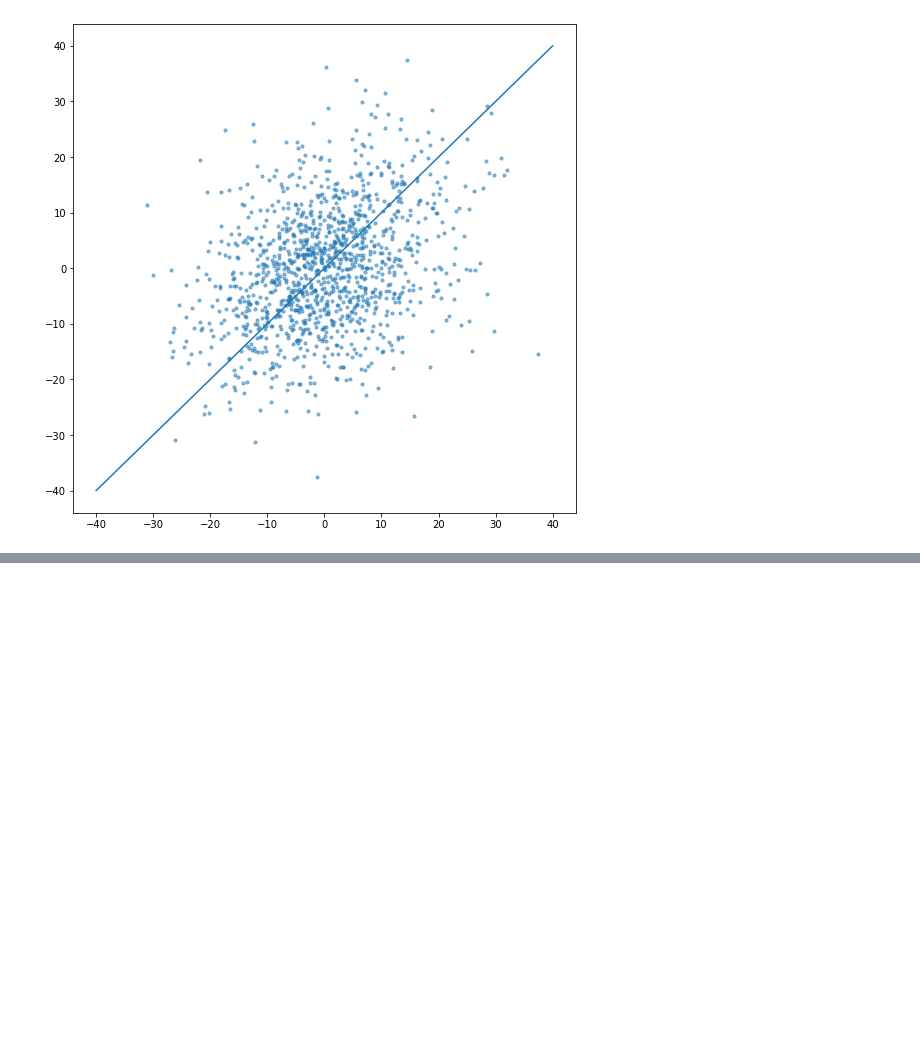
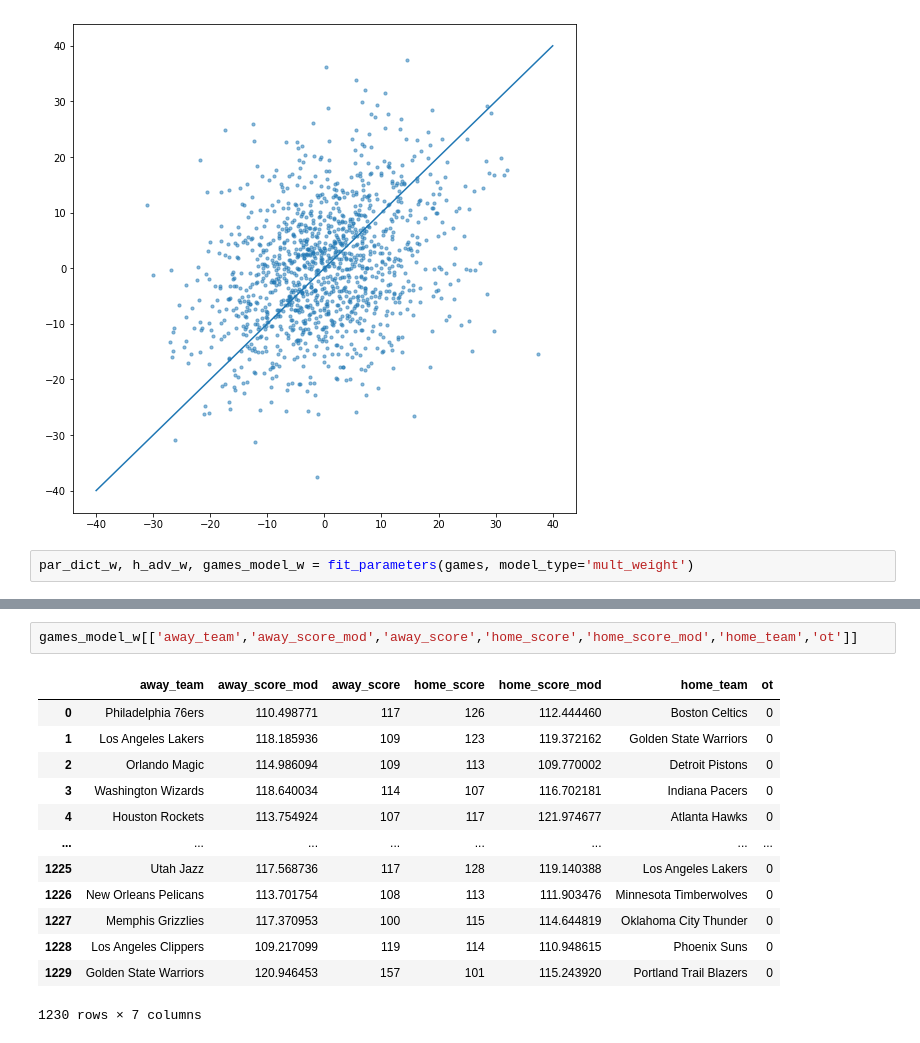
Before and after one commit to daviderics/Basketball-Model, a Jupyter notebook: bball_modeler.ipynb, the cells around one changed output, grey strips where cells are left out. Saved outputs shown, nothing was run; the diff lists cells and outputs as text; blank space fills up the shorter version.

```diff
--- a/bball_modeler.ipynb
+++ b/bball_modeler.ipynb
@@ -578,3 +750,5 @@ print(np.cov(games['away_score']/(1.0 + games['ot']*5/48)-games_model_a['away_sc
 [[112.39903509  36.70225334]
  [ 36.70225334 117.50376283]]
 [figure]
+# %%
+par_dict_w, h_adv_w, games_model_w = fit_parameters(games, model_type='mult_weight')
@@ -580,0 +781,16 @@ print(np.cov(games['away_score']/(1.0 + games['ot']*5/48)-games_model_a['away_sc
+# %%
+games_model_w[['away_team','away_score_mod','away_score','home_score','home_score_mod','home_team','ot']]
+# %% [output]
+|  | away_team | away_score_mod | away_score | home_score | home_score_mod | home_team | ot |
+| 0 | Philadelphia 76ers | 110.498771 | 117 | 126 | 112.444460 | Boston Celtics | 0 |
+| 1 | Los Angeles Lakers | 118.185936 | 109 | 123 | 119.372162 | Golden State Warriors | 0 |
+| 2 | Orlando Magic | 114.986094 | 109 | 113 | 109.770002 | Detroit Pistons | 0 |
+| 3 | Washington Wizards | 118.640034 | 114 | 107 | 116.702181 | Indiana Pacers | 0 |
+| 4 | Houston Rockets | 113.754924 | 107 | 117 | 121.974677 | Atlanta Hawks | 0 |
+| ... | ... | ... | ... | ... | ... | ... | ... |
+| 1225 | Utah Jazz | 117.568736 | 117 | 128 | 119.140388 | Los Angeles Lakers | 0 |
+| 1226 | New Orleans Pelicans | 113.701754 | 108 | 113 | 111.903476 | Minnesota Timberwolves | 0 |
+| 1227 | Memphis Grizzlies | 117.370953 | 100 | 115 | 114.644819 | Oklahoma City Thunder | 0 |
+| 1228 | Los Angeles Clippers | 109.217099 | 119 | 114 | 110.948615 | Phoenix Suns | 0 |
+| 1229 | Golden State Warriors | 120.946453 | 157 | 101 | 115.243920 | Portland Trail Blazers | 0 |
+1230 rows × 7 columns
```
Also changed, not shown: parts of 10 cells of this notebook.
